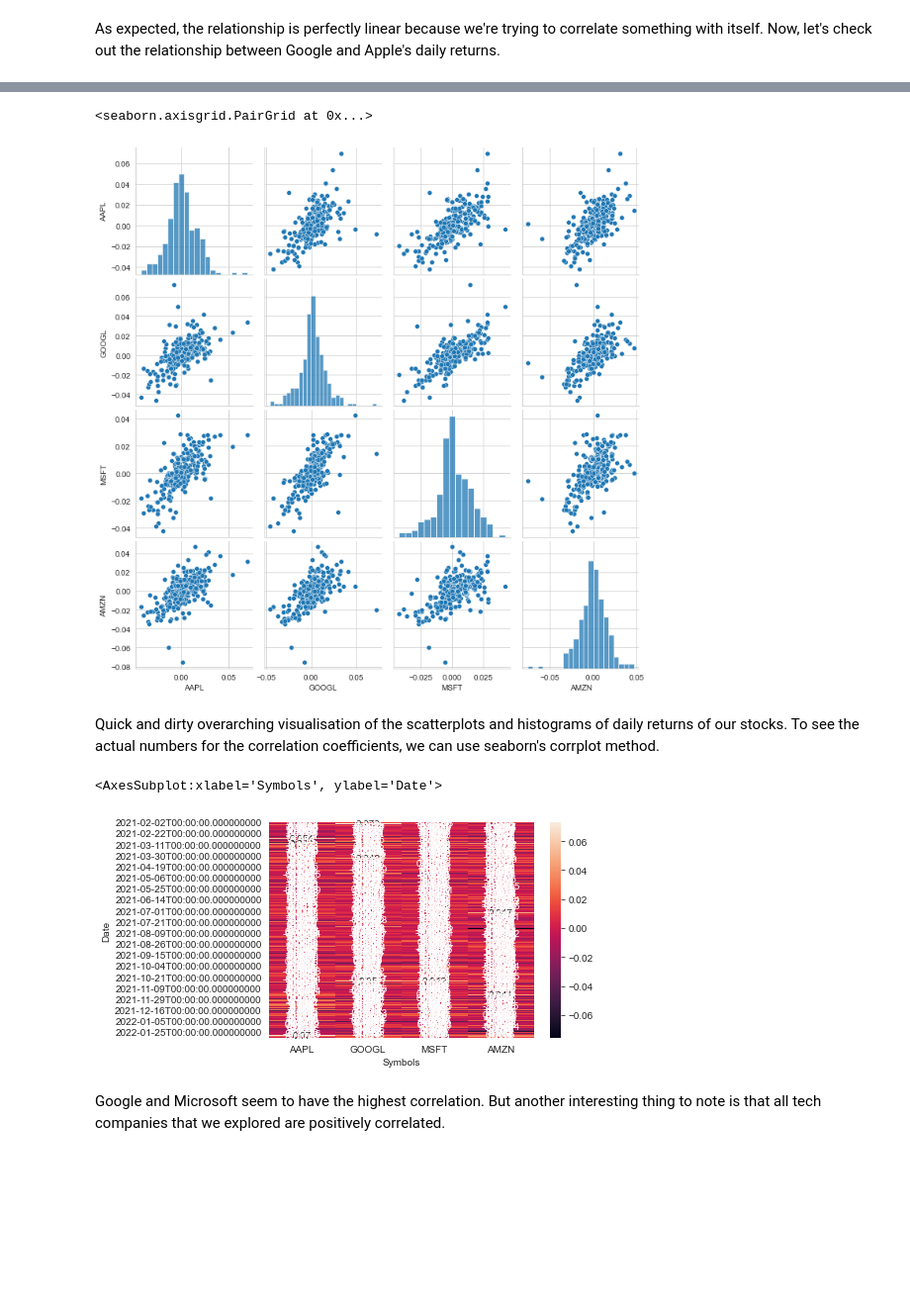
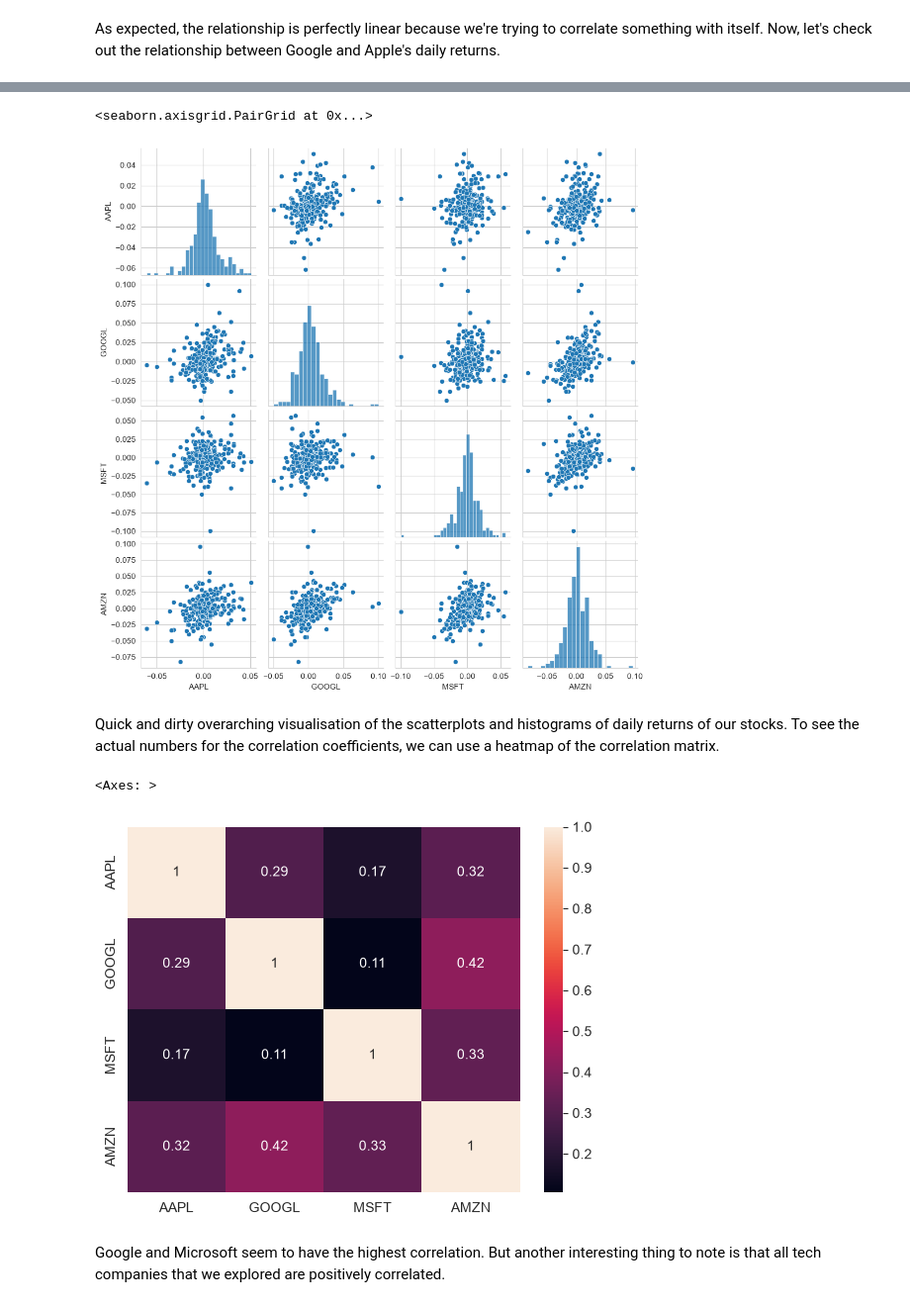
Before and after one commit to sajal2692/data-science-portfolio, a Jupyter notebook: Stock Market Analysis for Tech Stocks.ipynb, the cells around one changed output, grey strips where cells are left out. Shown at 99% size. Saved outputs shown, nothing was run; the diff lists cells and outputs as text; code cells hidden in the pictures; blank space fills up the shorter version.

```diff
--- a/Stock Market Analysis for Tech Stocks.ipynb
+++ b/Stock Market Analysis for Tech Stocks.ipynb
@@ -42,7 +37,21 @@ start = datetime(end.year-1,end.month,end.day)
-# %%
-#Using Yahoo Finance to grab the stock data
-for stock in tech_list:
-    globals()[stock] = DataReader(stock,'yahoo',start,end) #The globals method sets the stock name to a global variable
+# %%
+#Fixed one-year window so the analysis is reproducible; data is vendored under data/stocks/.
+end = datetime(2026, 7, 1)
+start = datetime(2025, 7, 1)
+# %%
+#Load each stock from its vendored CSV if present, else download once via yfinance and cache it.
+def load_stock(ticker):
+    path = os.path.join('data', 'stocks', ticker + '.csv')
+    if os.path.exists(path):
+        return pd.read_csv(path, index_col=0, parse_dates=True)
+    df = yf.download(ticker, start=start, end=end, auto_adjust=False, progress=False)
+    df.columns = df.columns.droplevel(1)  # (Field, Ticker) -> Field
+    os.makedirs(os.path.dirname(path), exist_ok=True)
+    df.to_csv(path)
+    return df
+
+for stock in tech_list:
+    globals()[stock] = load_stock(stock)
 # %% [markdown]
 Thanks to the globals method, Apple's stock data will be stored in the AAPL global variable dataframe. Let's see if that worked.
 # %%
@@ -169,3 +175,6 @@ close_df = DataReader(tech_list,'yahoo',start,end)['Adj Close']
+# %%
+#Adjusted-close frame for all four stocks, built from the per-stock data loaded above.
+close_df = pd.DataFrame({stock: globals()[stock]['Adj Close'] for stock in tech_list})
 # %%
 close_df.tail()
 # %% [output]
@@ -214,14 +223,14 @@ But what about other combinations of stocks?
 sns.pairplot(rets_df.dropna())
 # %% [output]
 <seaborn.axisgrid.PairGrid at 0x...>
-[figure, old version]
+[figure, new version]
 # %% [markdown]
-Quick and dirty overarching visualisation of the scatterplots and histograms of daily returns of our stocks. To see the actual numbers for the correlation coefficients, we can use seaborn's corrplot method.
+Quick and dirty overarching visualisation of the scatterplots and histograms of daily returns of our stocks. To see the actual numbers for the correlation coefficients, we can use a heatmap of the correlation matrix.
 # %%
-sns.heatmap(rets_df.dropna(),annot=True)
+sns.heatmap(rets_df.corr(),annot=True)
 # %% [output]
-<AxesSubplot:xlabel='Symbols', ylabel='Date'>
+<Axes: >
-[figure, old version]
+[figure, new version]
 # %% [markdown]
 Google and Microsoft seem to have the highest correlation. But another interesting thing to note is that all tech companies that we explored are positively correlated.
 # %% [markdown]
```
Also changed, not shown: parts of 29 cells of this notebook, 5 other files.
